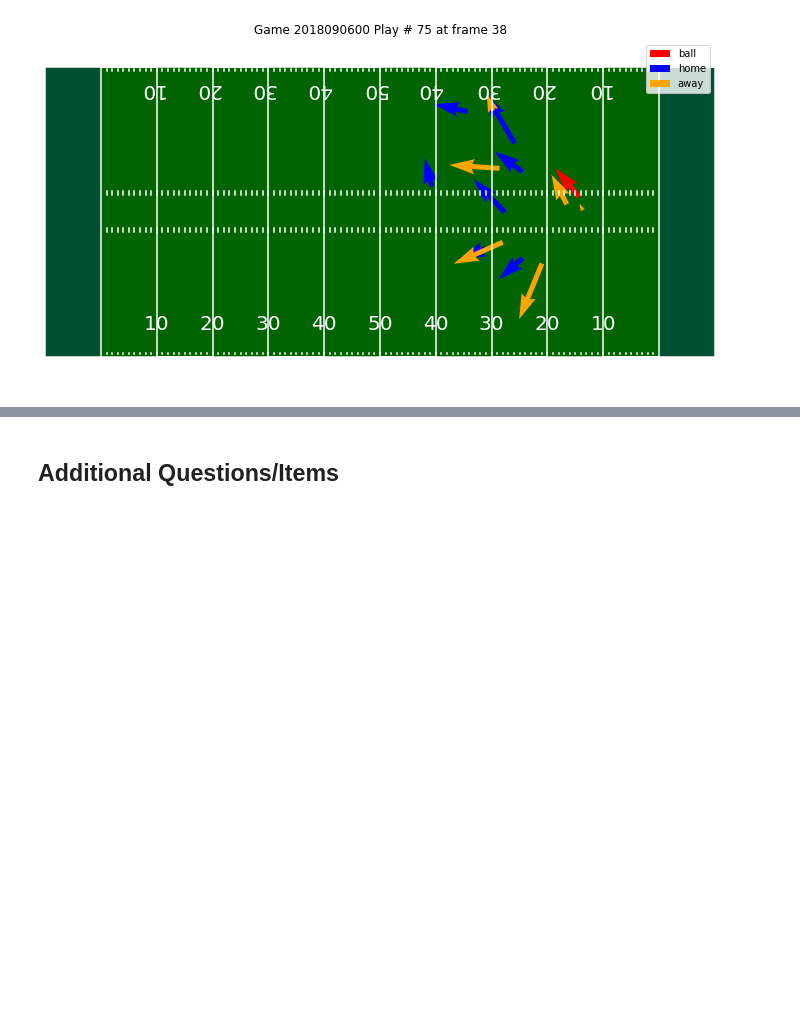
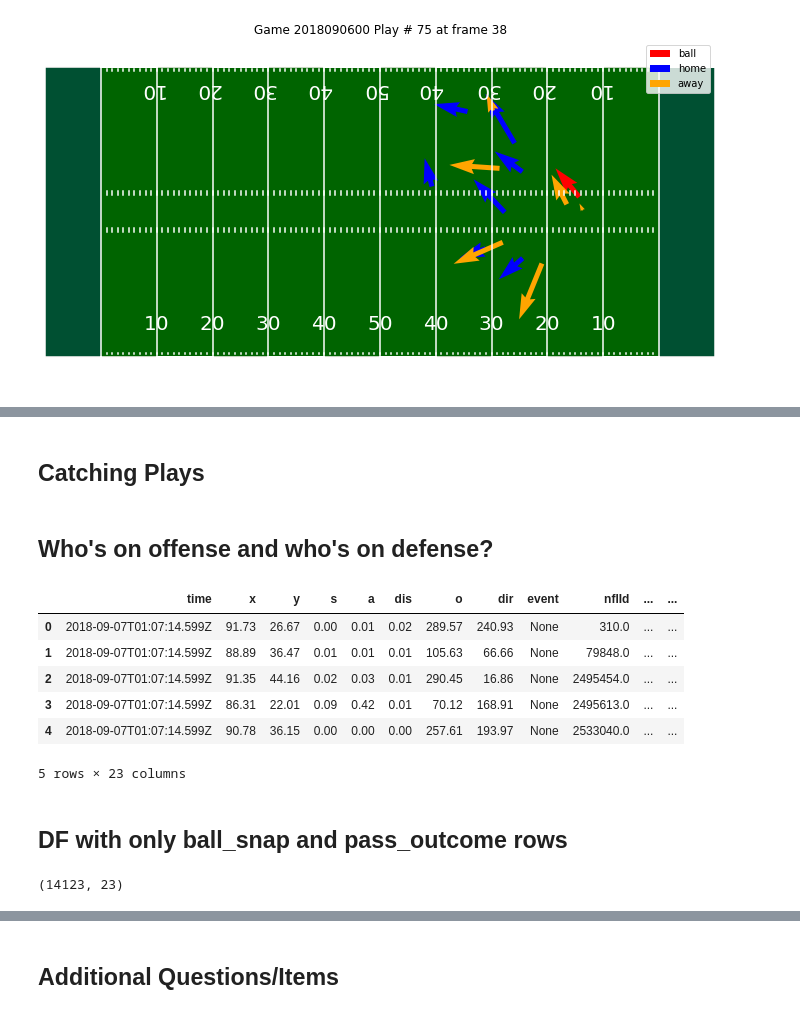
Before and after one commit to martincopello/TheOneWithTouchdowns, a Jupyter notebook: eda.ipynb, the cells around one changed output, grey strips where cells are left out. Cells and saved outputs as stored; diff of their text form; code cells hidden in the pictures; blank space fills up the shorter version.

```diff
--- a/eda.ipynb
+++ b/eda.ipynb
@@ -518,0 +563,2 @@ plot_ff_quiver_plotly(week1, 2018090600, 75, 38)
+# %% [markdown]
+## Catching Plays
@@ -518,0 +571,2 @@ plot_ff_quiver_plotly(week1, 2018090600, 75, 38)
+# %% [markdown]
+## Who's on offense and who's on defense?
@@ -518,0 +585,11 @@ plot_ff_quiver_plotly(week1, 2018090600, 75, 38)
+# %%
+#We drop duplicates, as we don't really need the same information for each frame
+qbs.drop_duplicates(subset=['gp'], inplace = True)
+# %%
+#We merge our qbs data frame with our week1 dataframe based on game/play id
+week1 = week1.merge(qbs, on ="gp", suffixes=('', '_qb_pass_forward'))
+# %%
+#We create a new column called "offense" if our row's 'team' agrees with that of the appended qbs
+#If it does, that means the player is on the same team as the QB and is attacking. In this case, we set our
+#value to True. If it does not, it means the player is defending, and we set our value to False
+week1['offense'] = np.where(week1['team'] == week1['team_qb_pass_forward'], True, False)
@@ -518,0 +599,12 @@ plot_ff_quiver_plotly(week1, 2018090600, 75, 38)
+# %%
+week1.head()
+# %% [output]
+|  | time | x | y | s | a | dis | o | dir | event | nflId | ... | ... |
+| 0 | 2018-09-07T01:07:14.599Z | 91.73 | 26.67 | 0.00 | 0.01 | 0.02 | 289.57 | 240.93 | None | 310.0 | ... | ... |
+| 1 | 2018-09-07T01:07:14.599Z | 88.89 | 36.47 | 0.01 | 0.01 | 0.01 | 105.63 | 66.66 | None | 79848.0 | ... | ... |
+| 2 | 2018-09-07T01:07:14.599Z | 91.35 | 44.16 | 0.02 | 0.03 | 0.01 | 290.45 | 16.86 | None | 2495454.0 | ... | ... |
+| 3 | 2018-09-07T01:07:14.599Z | 86.31 | 22.01 | 0.09 | 0.42 | 0.01 | 70.12 | 168.91 | None | 2495613.0 | ... | ... |
+| 4 | 2018-09-07T01:07:14.599Z | 90.78 | 36.15 | 0.00 | 0.00 | 0.00 | 257.61 | 193.97 | None | 2533040.0 | ... | ... |
+5 rows × 23 columns
+# %% [markdown]
+## DF with only ball_snap and pass_outcome rows
@@ -518,0 +613,4 @@ plot_ff_quiver_plotly(week1, 2018090600, 75, 38)
+# %%
+passing_df.shape
+# %% [output]
+(14123, 23)
```
Also changed, not shown: parts of 35 cells of this notebook.
